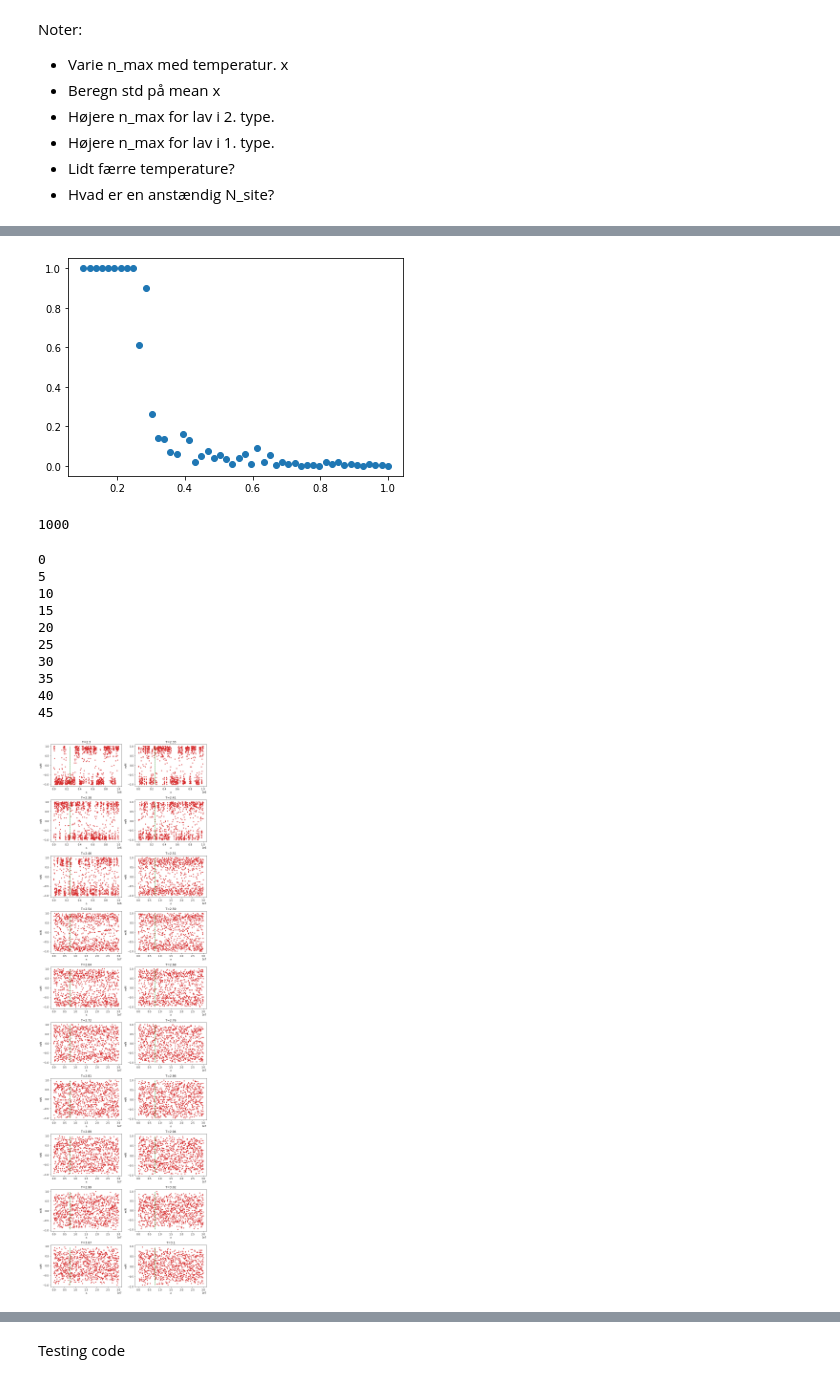
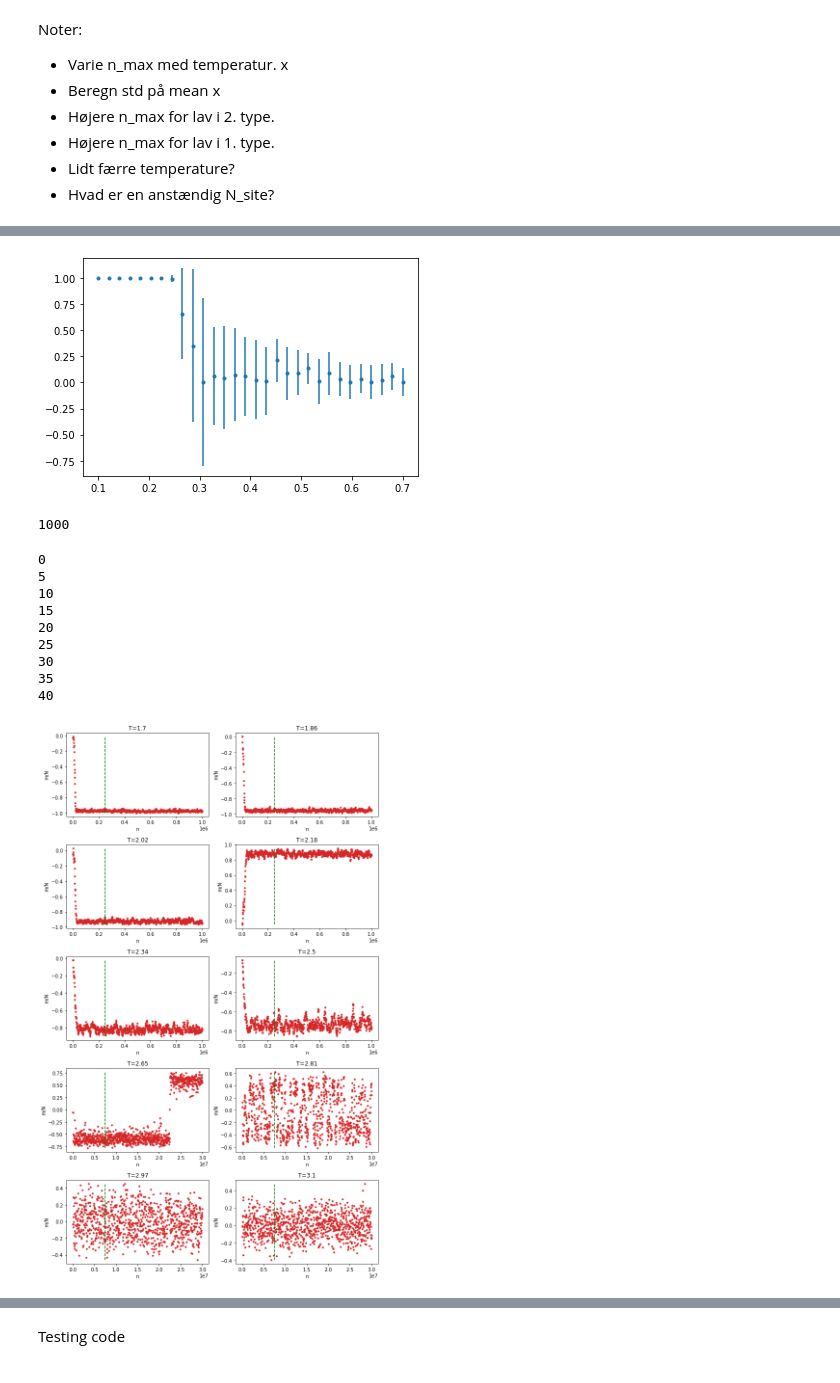
Before and after one commit to SSBNS/Complex_physics_SSBNS, a Jupyter notebook: Midterm/mdterm1_numba.ipynb, the cells around one changed output, grey strips where cells are left out. Saved outputs shown, nothing was run; the diff lists cells and outputs as text; code cells hidden in the pictures.

```diff
--- a/Midterm/mdterm1_numba.ipynb
+++ b/Midterm/mdterm1_numba.ipynb
@@ -106,13 +106,14 @@ print(np.mean(final_array))
 # %%
 N_site = 1000
+#lav 750 og 1000 again
 
 determine_Tc = True
 # run nnn simulation
 if determine_Tc ==False:
-    T_list = np.linspace(0.1,4,60)
+    T_list = np.linspace(0.1,2.0,60)
     # to determine T_c
 else:
-    T_list = np.linspace(0.1,1,30)
+    T_list = np.linspace(0.1,0.7,30)
 
 
 E_mean_list = []
@@ -123,7 +124,7 @@ m_err_list = []
 
 # index_for_plot = [0,int(len(T_list)/3),int(2*len(T_list)/3),len(T_list)-1]
 
-num_plots = 20
+num_plots = 10
 
 index_for_plot = (np.arange(0,num_plots)*len(T_list)/(num_plots-1)).astype(int).tolist()
 index_for_plot[-1]+=-1
@@ -141,12 +142,12 @@ for index, T in enumerate(T_list):
 
     # if T<0.3:
     #     n_max*=4*10
-    if T<0.42:
-        n_max*=2*10
-        if N_site > 500:
-             n_max*=2
+    if T<0.45:
+        n_max*=3*10
+        if N_site >=1000:
+             n_max*=2.5
     if N_site < 100:
-        n_max*=10
+        n_max*=30
     if N_site >1000:
         n_max*=2.5
 
@@ -177,7 +178,7 @@ for index, T in enumerate(T_list):
     # E_mean_list.append(E_mean)
     m_mean_list.append(m_mean)
     # E_err_list.append(E_mean)
-    m_err_list.append(m_mean)
+    m_err_list.append(m_mean_std)
 
 if determine_Tc ==False:
     fig.savefig(".//data//nn_m_plots_"+str(N_site)+".png")
@@ -204,23 +201,23 @@ if determine_Tc ==False:
 else:
     np.savetxt(".//Data//nn_"+str(N_site)+"_Tc.txt",save_array,header="T,m,m_err")
 # %%
-plt.scatter(T_list,abs(np.array(m_mean_list)))
+plt.errorbar(T_list,abs(np.array(m_mean_list)),m_err_list,fmt='.')
 plt.show()
 # plt.savefig("start_order.png")
 print(N_site)
 # %% [output]
-[figure, old version]
+[figure, new version]
 1000
 # %%
-N_site=750
+N_site=1000
 
 determine_Tc = True
 # run nnn simulation
 if determine_Tc == False:
-    T_list = np.linspace(0.1,4,60)
+    T_list = np.linspace(0.1,3.5,75)
     # to determine T_c
 else:
-    T_list = np.linspace(2.3,3.1,30)
+    T_list = np.linspace(1.7,3.1,45)
 
 
 E_mean_list = []
@@ -229,7 +226,7 @@ domain_mean_list = []
 E_err_list = []
 m_err_list = []
 
-num_plots = 20
+num_plots = 10
 
 index_for_plot = (np.arange(0,num_plots)*len(T_list)/(num_plots-1)).astype(int).tolist()
 index_for_plot[-1]+=-1
@@ -268,36 +265,35 @@ for index, T in enumerate(T_list):
         axis.set_title("T="+str(np.round(T,2)))
         axis.set_xlabel("n")
         axis.set_ylabel("m/N")
         fig.tight_layout()
         count+=1
 
 
 #    E_mean = np.mean(E[int(n_0/skip):])
 #    E_mean_std = np.std(E[int(n_0/skip):])
     m_mean = np.mean(m[int(n_0/skip):])
     m_mean_std = np.std(m[int(n_0/skip):])
     # domain_mean_list.append(np.mean(count_domain_size(final_array)))
 #    E_mean_list.append(E_mean)
     m_mean_list.append(m_mean)
 #    E_err_list.append(E_mean)
     m_err_list.append(m_mean)
 
 if determine_Tc == False:
-    fig.savefig(".//data//nnn_m_plot_"+str(N_site)+"s.png")
+    fig.savefig(".//data//nnn_m_plots_"+str(N_site)+".png")
 # fig.savefig(".//data//nnn_m_plots.png")
 plt.show()
 # %% [output]
 0
 5
 10
 15
 20
 25
 30
 35
 40
-45
-[figure, old version]
+[figure, new version]
 # %%
 save_array = np.vstack((T_list,m_mean_list,m_err_list)).T
 print(np.shape(save_array))
```
Also changed, not shown: parts of 4 cells of this notebook, 41 other files.
